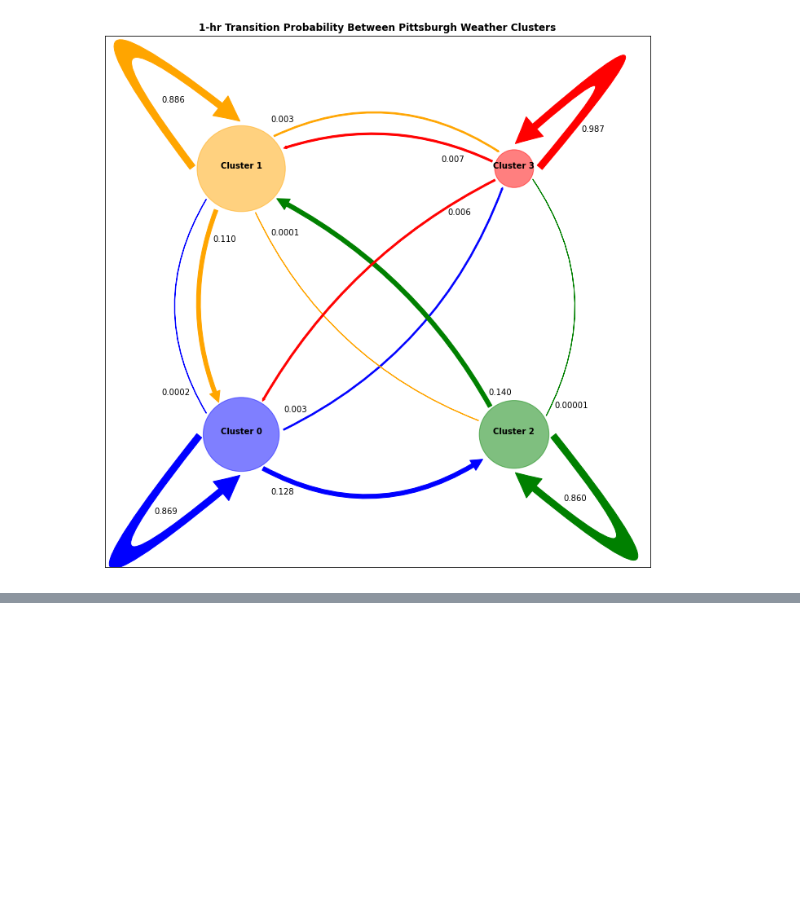
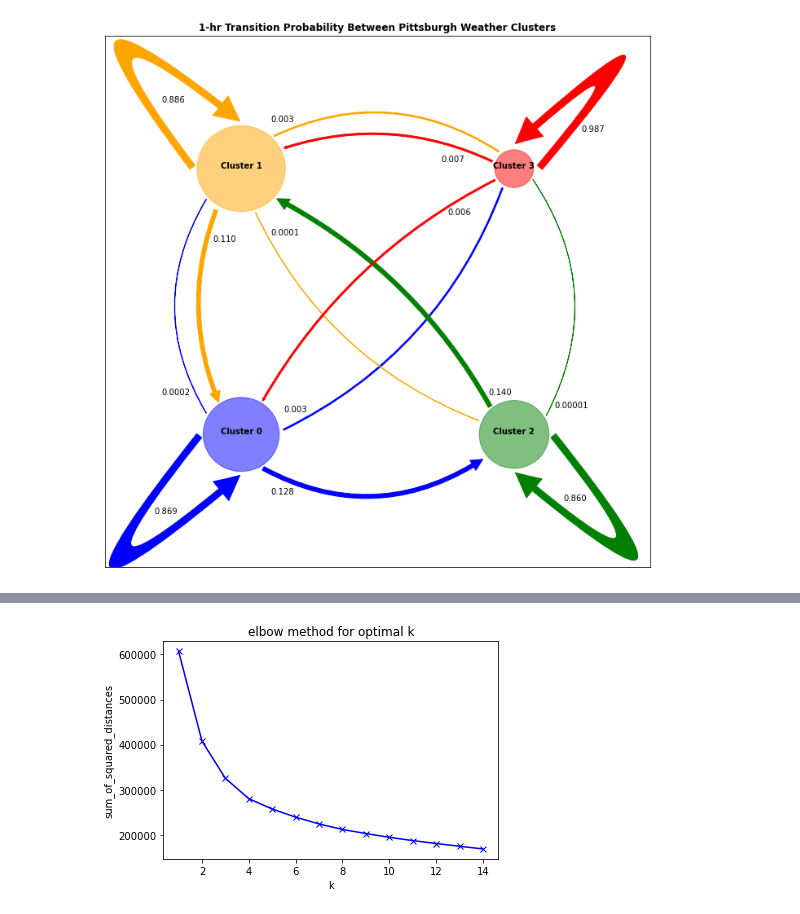
Before and after one commit to johnjkieffer/Solar_Forecasting, a Jupyter notebook: Clustering.ipynb, the cells around one changed output, grey strips where cells are left out. Saved outputs shown, nothing was run; the diff lists cells and outputs as text; code cells hidden in the pictures; blank space fills up the shorter version.

Commit message:
cluster short and full city lists

```diff
--- a/Clustering.ipynb
+++ b/Clustering.ipynb
@@ -516,0 +536,3 @@ plt.show()
+# %%
+sc_corr = sc_weather.corr()
+sc_corr
@@ -516,0 +553,11 @@ plt.show()
+# %%
+sc_columns = np.full((sc_corr.shape[0],), True, dtype=bool)
+
+for i in range(sc_corr.shape[0]):
+    for j in range(i+1, sc_corr.shape[0]):
+        if sc_corr.iloc[i,j] >= 0.9:
+            if sc_columns[j]:
+                sc_columns[j] = False
+sc_selected_columns = sc_weather.columns[sc_columns]
+sc_weather = sc_weather[sc_selected_columns]
+sc_weather.columns
@@ -516,0 +572,20 @@ plt.show()
+# %%
+# scale data
+sc_scaler = MinMaxScaler()
+scaled_sc_weather = sc_scaler.fit_transform(sc_weather)
+# %%
+sum_of_squared_distances = []
+
+K = range(1,15)
+for k in K:
+    k_means = KMeans(n_clusters=k)
+    model = k_means.fit(scaled_sc_weather)
+    sum_of_squared_distances.append(k_means.inertia_)
+# %%
+plt.plot(K, sum_of_squared_distances, 'bx-')
+plt.xlabel('k')
+plt.ylabel('sum_of_squared_distances')
+plt.title('elbow method for optimal k')
+plt.show()
+# %% [output]
+[figure, added]
```
Also changed, not shown: parts of 27 cells of this notebook.
